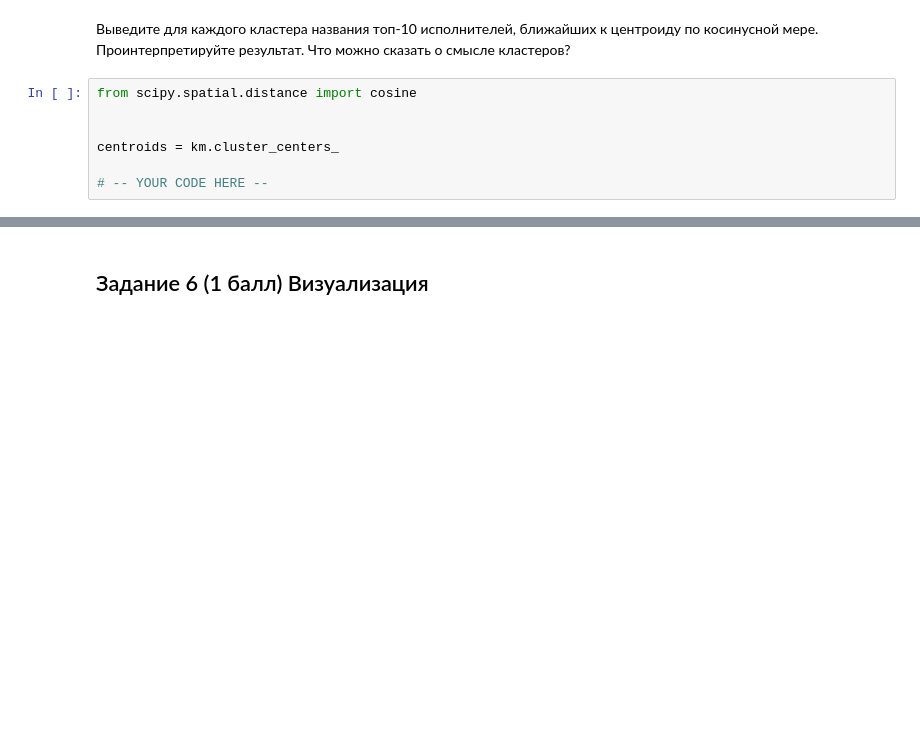
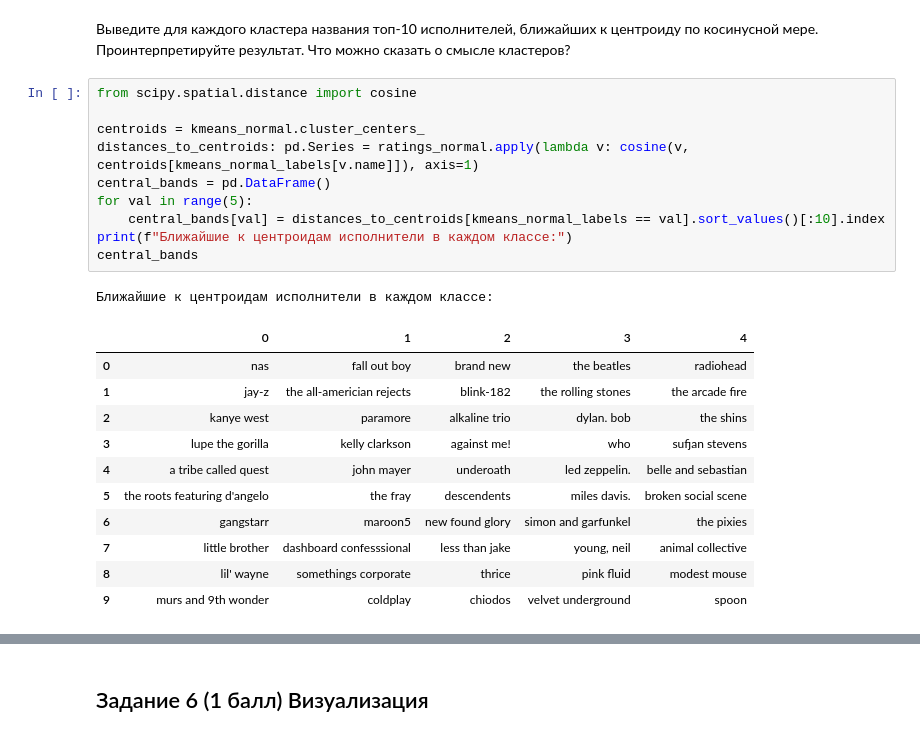
Before and after one commit to AjnoEO/iad-ml, a Jupyter notebook: hw08-boosting-clustering/hw08_boosting_clustering.ipynb, the cells around one changed output, grey strips where cells are left out. Drawn from its saved outputs; the diff is of its cells as text; blank space fills up the shorter version.

```diff
--- a/hw08-boosting-clustering/hw08_boosting_clustering.ipynb
+++ b/hw08-boosting-clustering/hw08_boosting_clustering.ipynb
@@ -405,8 +503,24 @@ from sklearn.preprocessing import normalize
 # %%
 from scipy.spatial.distance import cosine
 
-
-centroids = km.cluster_centers_
-
-# -- YOUR CODE HERE --
+centroids = kmeans_normal.cluster_centers_
+distances_to_centroids: pd.Series = ratings_normal.apply(lambda v: cosine(v, centroids[kmeans_normal_labels[v.name]]), axis=1)
+central_bands = pd.DataFrame()
+for val in range(5):
+    central_bands[val] = distances_to_centroids[kmeans_normal_labels == val].sort_values()[:10].index
+print(f"Ближайшие к центроидам исполнители в каждом классе:")
+central_bands
+# %% [output]
+Ближайшие к центроидам исполнители в каждом классе:
+|  | 0 | 1 | 2 | 3 | 4 |
+| 0 | nas | fall out boy | brand new | the beatles | radiohead |
+| 1 | jay-z | the all-americian rejects | blink-182 | the rolling stones | the arcade fire |
+| 2 | kanye west | paramore | alkaline trio | dylan. bob | the shins |
+| 3 | lupe the gorilla | kelly clarkson | against me! | who | sufjan stevens |
+| 4 | a tribe called quest | john mayer | underoath | led zeppelin. | belle and sebastian |
+| 5 | the roots featuring d'angelo | the fray | descendents | miles davis. | broken social scene |
+| 6 | gangstarr | maroon5 | new found glory | simon and garfunkel | the pixies |
+| 7 | little brother | dashboard confesssional | less than jake | young, neil | animal collective |
+| 8 | lil' wayne | somethings corporate | thrice | pink fluid | modest mouse |
+| 9 | murs and 9th wonder | coldplay | chiodos | velvet underground | spoon |
 # %% [markdown]
```
Also changed, not shown: parts of 19 cells of this notebook.
